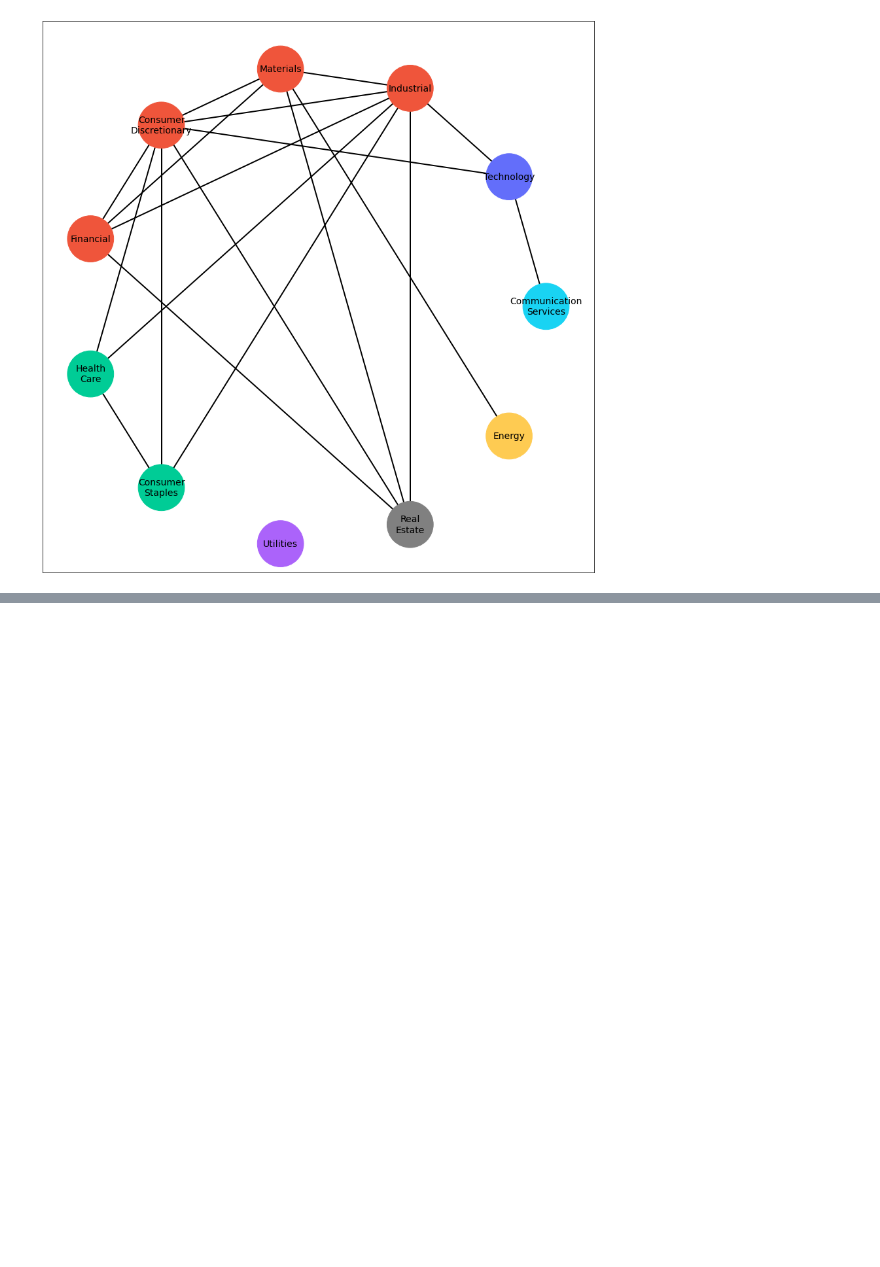
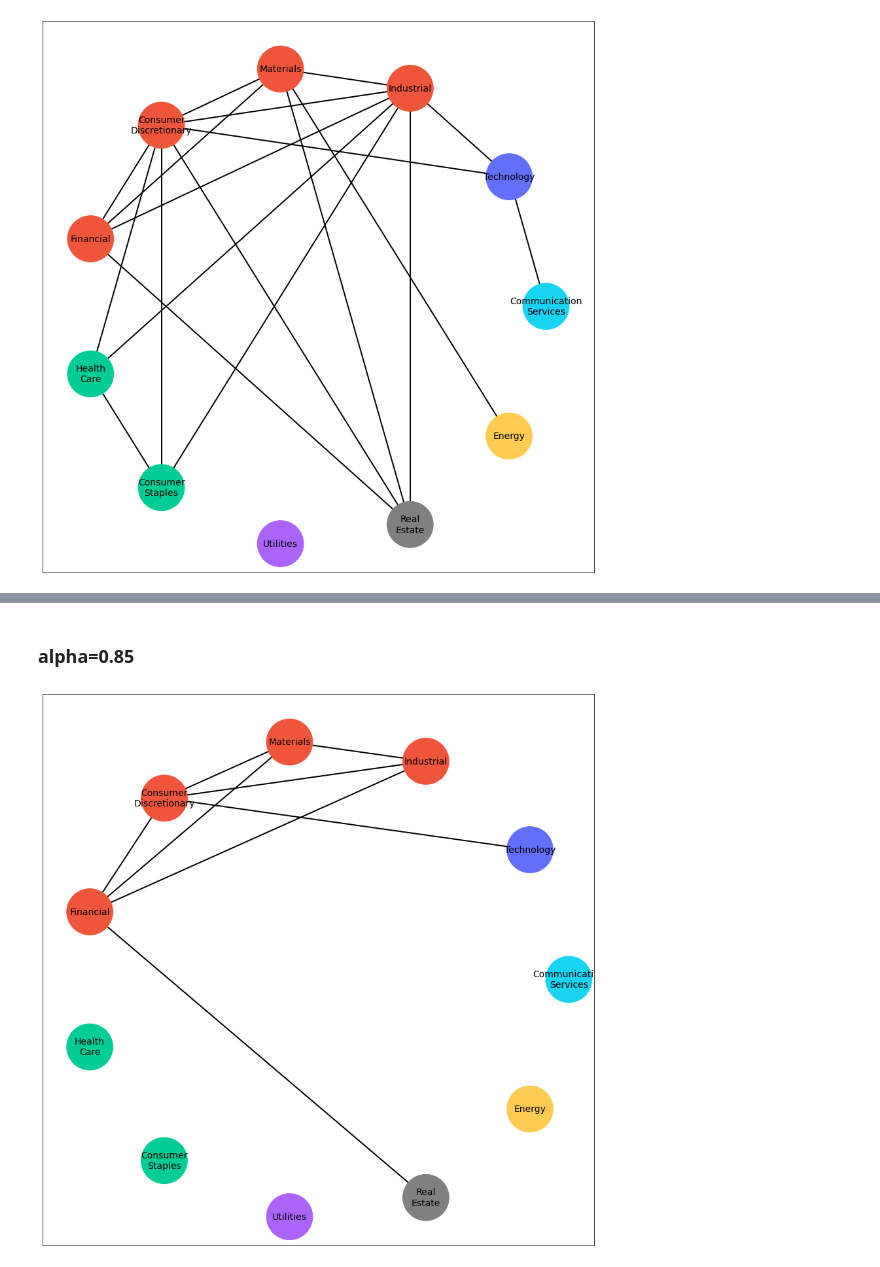
Before and after one commit to MegaCookies88/MSc.-Thesis-EVT-SP500, a Jupyter notebook: Jupyter_Notebooks/EPCA.ipynb, the cells around one changed output, grey strips where cells are left out. Drawn from its saved outputs; the diff is of its cells as text; code cells hidden in the pictures; blank space fills up the shorter version.

```diff
--- a/Jupyter_Notebooks/EPCA.ipynb
+++ b/Jupyter_Notebooks/EPCA.ipynb
@@ -485,0 +488,34 @@ plt.show()
+# %% [markdown]
+### alpha=0.85
+# %%
+cov, prec = graphical_lasso(emp_cov=np.array(S), alpha=0.85)
+cov = pd.DataFrame(cov, index=S.index, columns=S.columns)
+prec = pd.DataFrame(prec, index=S.index, columns=S.columns)
+
+gl = part_corr(cov).round(2)
+# %%
+graph = nx.Graph()
+graph.add_nodes_from(nodes)
+
+for i in range(11):
+    for j in range(i+1,11):
+        if gl.iloc[i,j]!=0:
+            graph.add_edge(sectors[i], sectors[j])
+# %%
+pos = nx.circular_layout(graph)
+
+plt.figure(figsize=(12,12))
+
+nx.draw_networkx_nodes(
+    graph, pos, node_shape='o', node_size=0.5*1e4,
+    node_color=[graph.nodes[sectors[i]]['color'] for i in range(11)]
+)
+
+nx.draw_networkx_labels(graph, pos, font_size=14)
+nx.draw_networkx_edges(graph, pos, width=2)
+
+plt.tight_layout()
+plt.savefig('../figures/glasso_network_85.jpeg', dpi=100)
+plt.show()
+# %% [output]
+[figure, added]
```
Also changed, not shown: parts of 4 cells of this notebook.
